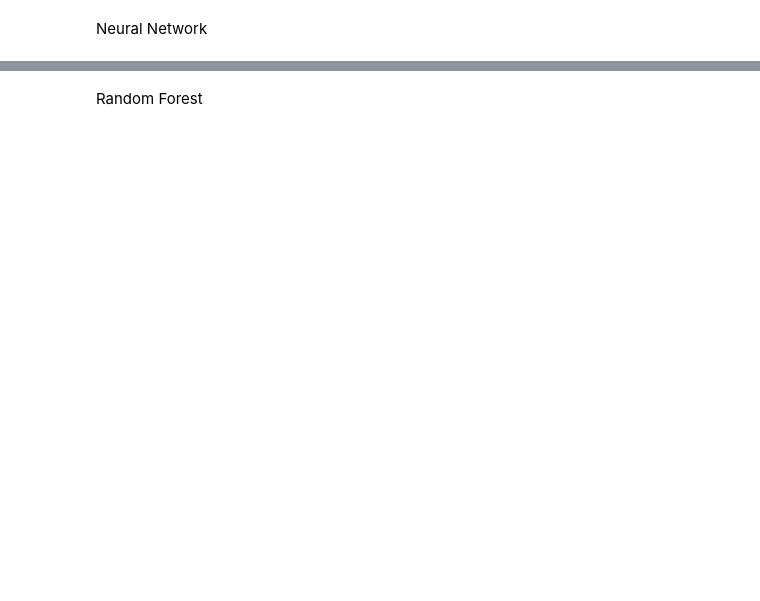
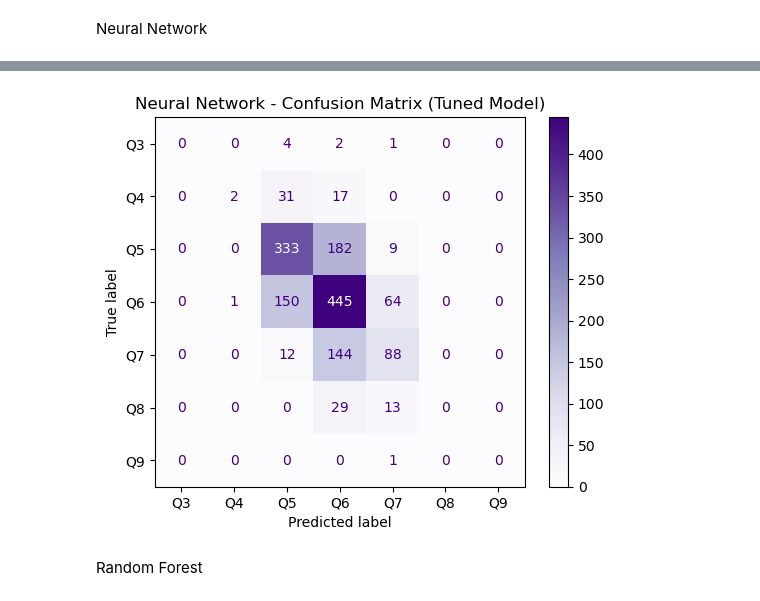
Before and after one commit to dylangeorg3/ENGG2112_Project, a Jupyter notebook: QualityModelsRegression.ipynb, the cells around one changed output, grey strips where cells are left out. Cells and saved outputs as stored; diff of their text form; code cells hidden in the pictures; blank space fills up the shorter version.

```diff
--- a/QualityModelsRegression.ipynb
+++ b/QualityModelsRegression.ipynb
@@ -369,35 +601,76 @@ KeyError: "['quality_category'] not found in axis"
 # %% [markdown]
 Neural Network
 # %%
+# Neural Network with validation and hyperparameter tuning
+
+# Use same train/val/test split as other models
 # Scale features
 scaler = StandardScaler()
 X_train_scaled = scaler.fit_transform(X_train)
+X_val_scaled = scaler.transform(X_val)
 X_test_scaled = scaler.transform(X_test)
 
-# Neural network with 3 hidden layers, each with 15 nodes
-mlp_model = MLPClassifier(hidden_layer_sizes=(12, 12, 12), max_iter=2000, random_state=42)
-mlp_model.fit(X_train_scaled, y_train)
+# Hyperparameter tuning with GridSearchCV
+print("\n=== Neural Network Hyperparameter Tuning ===")
+param_grid = {
+    'hidden_layer_sizes': [(50,), (100,), (50, 30), (100, 50), (12, 12, 12), (20, 20, 20)],
+    'alpha': [0.0001, 0.001, 0.01],
+    'learning_rate': ['constant', 'adaptive'],
+    'max_iter': [1000, 2000]
+}
 
-# Predictions
-y_pred = mlp_model.predict(X_test_scaled)
+# Use class weights to address class imbalance
+# Convert class weights to sklearn format (MLPClassifier doesn't accept dict directly)
+from sklearn.utils.class_weight import compute_sample_weight
+sample_weights = compute_sample_weight(class_weight='balanced', y=y_train)
 
-# Accuracy
-acc = accuracy_score(y_test, y_pred)
-print(f"Neural Network Accuracy (3 categories, 3 layers of 15 nodes): {acc:.3f}")
+mlp_model = MLPClassifier(random_state=42, early_stopping=True, validation_fraction=0.1)
+grid_search = GridSearchCV(
+    mlp_model,
+    param_grid,
+    cv=3,  # Reduced CV for faster training
+    scoring='balanced_accuracy',  # Use balanced accuracy for imbalanced data
+    n_jobs=-1,
+    verbose=1
+)
 
-# Precision, recall and F1 score (balance of the two)
-labels = ["low", "medium", "high"]
-precisions = precision_score(y_test, y_pred, labels=labels, average=None, zero_division=0)
-recalls = recall_score(y_test, y_pred, labels=labels, average=None, zero_division=0)
-f1s = f1_score(y_test, y_pred, labels=labels, average=None, zero_division=0)
+grid_search.fit(X_train_scaled, y_train)
 
-for lab, p, r, f in zip(labels, precisions, recalls, f1s):
-    print(f"{lab:6s}  Precision: {p:.3f}  Recall: {r:.3f}  F1: {f:.3f}")
+print(f"Best parameters: {grid_search.best_params_}")
+print(f"Best CV score: {grid_search.best_score_:.4f}")
 
-# Confusion matrix
-cm = confusion_matrix(y_test, y_pred, labels=["low", "medium", "high"])
-disp = ConfusionMatrixDisplay(confusion_matrix=cm, display_labels=["low", "medium", "high"])
+# Use best model
+best_mlp_model = grid_search.best_estimator_
+
+# Validation performance
+y_val_pred = best_mlp_model.predict(X_val_scaled)
+val_acc = accuracy_score(y_val, y_val_pred)
+print(f"Validation accuracy: {val_acc:.4f}")
+
+# Final test performance
+y_pred = best_mlp_model.predict(X_test_scaled)
+test_acc = accuracy_score(y_test, y_pred)
+print(f"Test accuracy: {test_acc:.4f}")
+
+print(f"Neural Network Final Accuracy (tuned): {test_acc:.3f}")
+
+# Get unique classes present in the data for proper labeling
+unique_classes = sorted(np.unique(np.concatenate([y_test, y_pred])))
+print(f"Classes present in test/pred data: {unique_classes}")
+
+# Precision, recall and F1 score per class
+precisions = precision_score(y_test, y_pred, labels=unique_classes, average=None, zero_division=0)
+recalls = recall_score(y_test, y_pred, labels=unique_classes, average=None, zero_division=0)
+f1s = f1_score(y_test, y_pred, labels=unique_classes, average=None, zero_division=0)
+
+print("\nPer-class metrics:")
+for cls, p, r, f in zip(unique_classes, precisions, recalls, f1s):
+    print(f"Quality {cls:1d}  Precision: {p:.3f}  Recall: {r:.3f}  F1: {f:.3f}")
+
+# Confusion matrix with actual quality values
+cm = confusion_matrix(y_test, y_pred, labels=unique_classes)
+disp = ConfusionMatrixDisplay(confusion_matrix=cm, display_labels=[f'Q{cls}' for cls in unique_classes])
 disp.plot(cmap="Purples", values_format="d")
-plt.title(f"{name} - Confusion Matrix (Low / Medium / High)")
+plt.title("Neural Network - Confusion Matrix (Tuned Model)")
 plt.show()
 # %% [output]
@@ -409,3 +694,4 @@ ValueError: At least one label specified must be in y_true
+[figure, added]
 # %% [markdown]
 Random Forest
 # %%
```
Also changed, not shown: parts of 11 cells of this notebook, 4 other files.
